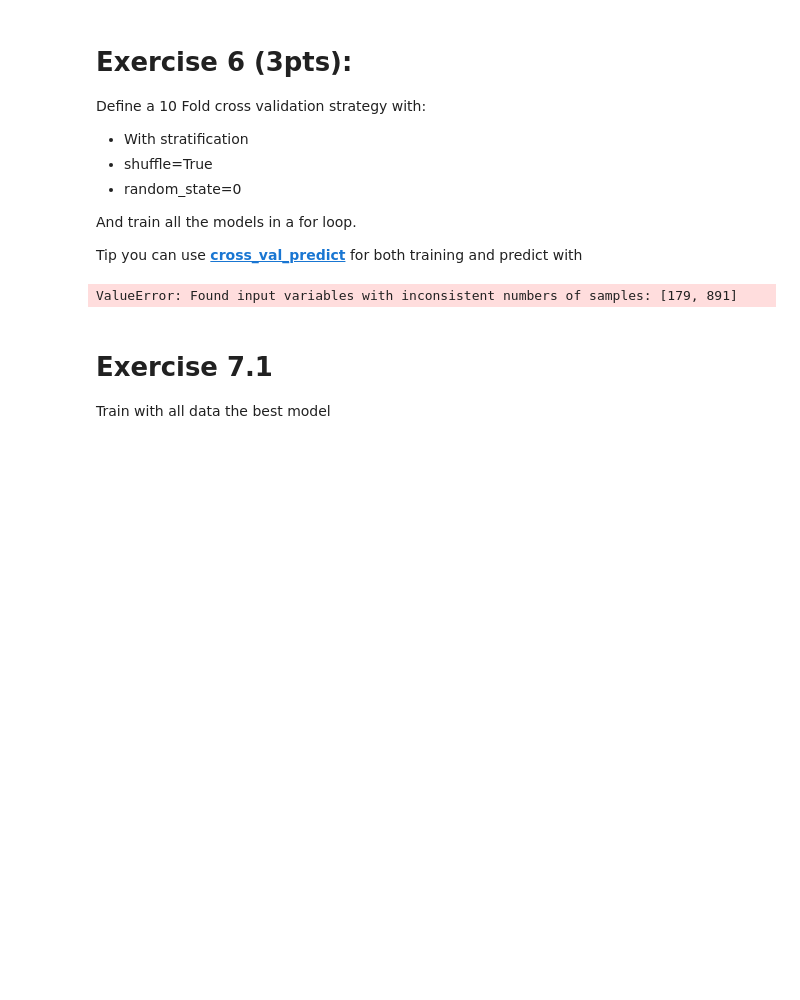
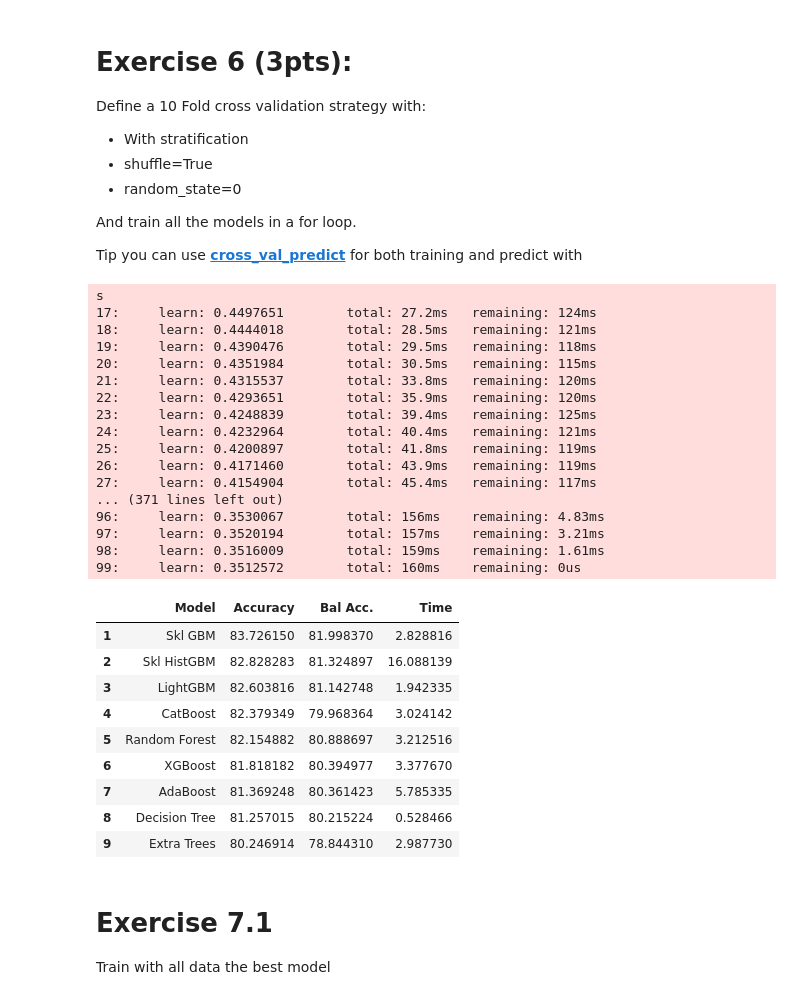
Before and after one commit to Canis-Ignem/nbgrader_submissions, a Jupyter notebook: fe1/20fe1.ipynb, the cells around one changed output. Saved outputs shown, nothing was run; the diff lists cells and outputs as text; code cells hidden in the pictures; blank space fills up the shorter version.

```diff
--- a/fe1/20fe1.ipynb
+++ b/fe1/20fe1.ipynb
@@ -427,36 +392,62 @@ skf = model_selection.StratifiedKFold(
     n_splits=10, shuffle=True, random_state=0
 )
 
 # YOUR CODE HERE
 #raise NotImplementedError()
 
 results = pd.DataFrame({'Model': [], 'Accuracy': [], 'Bal Acc.': [], 'Time': []})
 
 for model_name, model in tree_classifiers.items():
     start_time = time.time()
 
     # TRAIN AND GET PREDICTIONS USING cross_val_predict() and x,y
     pred = model_selection.cross_val_predict(model, x, y, cv=skf)
 
     total_time = time.time() - start_time
 
     results = results.append({"Model":    model_name,
-                              "Accuracy": metrics.accuracy_score(y_val, pred)*100,
-                              "Bal Acc.": metrics.balanced_accuracy_score(y_val, pred)*100,
+                              "Accuracy": metrics.accuracy_score(y, pred)*100,
+                              "Bal Acc.": metrics.balanced_accuracy_score(y, pred)*100,
                               "Time":     total_time},
                               ignore_index=True)
 
 
 
 # YOUR CODE HERE
 #raise NotImplementedError()
 
 
 results_ord = results.sort_values(by=['Accuracy'], ascending=False, ignore_index=True)
 results_ord.index += 1
 results_ord.style.bar(subset=['Accuracy', 'Bal Acc.'], vmin=0, vmax=100, color='#5fba7d')
 # %% [output]
-ValueError: Found input variables with inconsistent numbers of samples: [179, 891]
+s
+17:     learn: 0.4497651        total: 27.2ms   remaining: 124ms
+18:     learn: 0.4444018        total: 28.5ms   remaining: 121ms
+19:     learn: 0.4390476        total: 29.5ms   remaining: 118ms
+20:     learn: 0.4351984        total: 30.5ms   remaining: 115ms
+21:     learn: 0.4315537        total: 33.8ms   remaining: 120ms
+22:     learn: 0.4293651        total: 35.9ms   remaining: 120ms
+23:     learn: 0.4248839        total: 39.4ms   remaining: 125ms
+24:     learn: 0.4232964        total: 40.4ms   remaining: 121ms
+25:     learn: 0.4200897        total: 41.8ms   remaining: 119ms
+26:     learn: 0.4171460        total: 43.9ms   remaining: 119ms
+27:     learn: 0.4154904        total: 45.4ms   remaining: 117ms
+... (371 lines left out)
+96:     learn: 0.3530067        total: 156ms    remaining: 4.83ms
+97:     learn: 0.3520194        total: 157ms    remaining: 3.21ms
+98:     learn: 0.3516009        total: 159ms    remaining: 1.61ms
+99:     learn: 0.3512572        total: 160ms    remaining: 0us
+|  | Model | Accuracy | Bal Acc. | Time |
+| 1 | Skl GBM | 83.726150 | 81.998370 | 2.828816 |
+| 2 | Skl HistGBM | 82.828283 | 81.324897 | 16.088139 |
+| 3 | LightGBM | 82.603816 | 81.142748 | 1.942335 |
+| 4 | CatBoost | 82.379349 | 79.968364 | 3.024142 |
+| 5 | Random Forest | 82.154882 | 80.888697 | 3.212516 |
+| 6 | XGBoost | 81.818182 | 80.394977 | 3.377670 |
+| 7 | AdaBoost | 81.369248 | 80.361423 | 5.785335 |
+| 8 | Decision Tree | 81.257015 | 80.215224 | 0.528466 |
+| 9 | Extra Trees | 80.246914 | 78.844310 | 2.987730 |
 # %%
 assert results_ord["Accuracy"].min() > 75
 assert results_ord["Bal Acc."].min() > 75
```
Also changed, not shown: parts of 9 cells of this notebook.
